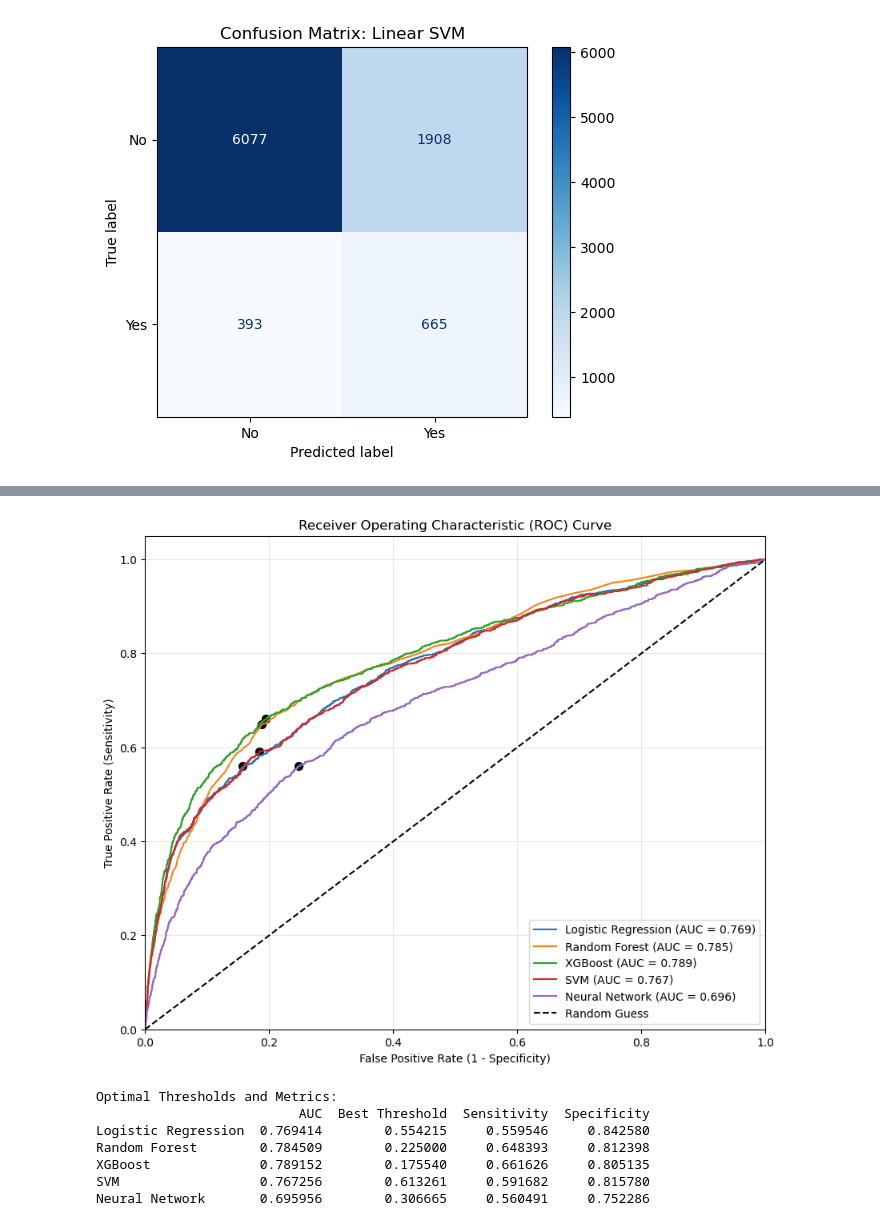
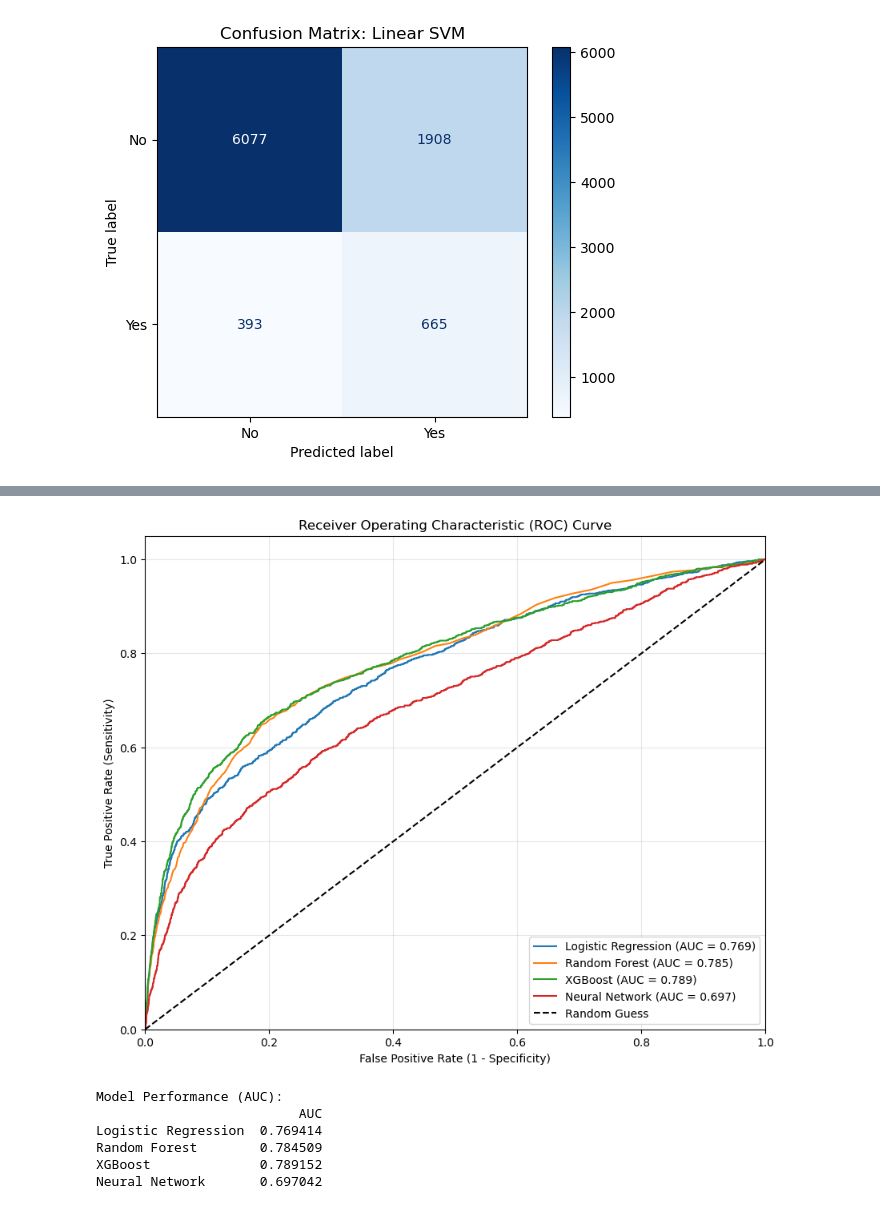
Before and after one commit to zihaoguo3/BA305_Group16_Project_Banking_Prediction, a Jupyter notebook: model.ipynb, the cells around one changed output, grey strips where cells are left out. Cells and saved outputs as stored; diff of their text form; code cells hidden in the pictures.

Commit message:
change of roc curve

```diff
--- a/model.ipynb
+++ b/model.ipynb
@@ -381,76 +381,50 @@ weighted avg       0.84      0.78      0.81      9043
 # %%
-from sklearn.metrics import roc_curve, auc, brier_score_loss
+from sklearn.metrics import roc_curve, auc
 import matplotlib.pyplot as plt
+import pandas as pd
 
-def plot_roc_and_find_cutoff(models, X_test, y_test):
+def plot_roc_curve(models, X_test, y_test):
     plt.figure(figsize=(10, 8))
-
     results = {}
 
     for name, model in models.items():
-        # Get predicted probabilities for the positive class
-        if hasattr(model, "predict_proba"):
-            y_prob = model.predict_proba(X_test)[:, 1]
-        else: # For models like LinearSVC that don't have predict_proba by default
-            y_prob = model.decision_function(X_test)
-            # Scale to 0-1 range
-            y_prob = (y_prob - y_prob.min()) / (y_prob.max() - y_prob.min())
-
-        fpr, tpr, thresholds = roc_curve(y_test, y_prob)
+        y_prob = model.predict_proba(X_test)[:, 1]
+        fpr, tpr, _ = roc_curve(y_test, y_prob)
         roc_auc = auc(fpr, tpr)
 
-        # Calculate Youden's J Statistic: J = TPR - FPR
-        j_scores = tpr - fpr
-        best_idx = j_scores.argmax()
-        best_threshold = thresholds[best_idx]
+        results[name] = {"AUC": roc_auc}
 
-        results[name] = {
-            "AUC": roc_auc,
-            "Best Threshold": best_threshold,
-            "Sensitivity": tpr[best_idx],
-            "Specificity": 1 - fpr[best_idx]
-        }
-
-        # Plot the curve
         plt.plot(fpr, tpr, label=f'{name} (AUC = {roc_auc:.3f})')
-        # Mark the optimal cutoff point
-        plt.scatter(fpr[best_idx], tpr[best_idx], marker='o', color='black', s=50)
 
     plt.plot([0, 1], [0, 1], 'k--', label='Random Guess')
     plt.xlim([0.0, 1.0])
     plt.ylim([0.0, 1.05])
     plt.xlabel('False Positive Rate (1 - Specificity)')
     plt.ylabel('True Positive Rate (Sensitivity)')
     plt.title('Receiver Operating Characteristic (ROC) Curve')
     plt.legend(loc="lower right")
     plt.grid(alpha=0.3)
     plt.show()
 
     return results
 
-# Dictionary of your trained models
 trained_models = {
     "Logistic Regression": best_lr_balanced,
     "Random Forest": best_rf,
     "XGBoost": best_xgb,
-    "SVM": best_svm,
     "Neural Network": best_mlp
 }
 
-# Run the optimization
-optimization_results = plot_roc_and_find_cutoff(trained_models, X_test_final, y_test)
+roc_metrics = plot_roc_curve(trained_models, X_test_final, y_test)
 
-# Display the optimal cutoffs
-import pandas as pd
-df_results = pd.DataFrame(optimization_results).T
-print("\nOptimal Thresholds and Metrics:")
+df_results = pd.DataFrame(roc_metrics).T
+print("\nModel Performance (AUC):")
 print(df_results)
 # %% [output]
-[figure, old version]
+[figure, new version]
-Optimal Thresholds and Metrics:
-                          AUC  Best Threshold  Sensitivity  Specificity
-Logistic Regression  0.769414        0.554215     0.559546     0.842580
-Random Forest        0.784509        0.225000     0.648393     0.812398
-XGBoost              0.789152        0.175540     0.661626     0.805135
-SVM                  0.767256        0.613261     0.591682     0.815780
-Neural Network       0.695956        0.306665     0.560491     0.752286
+Model Performance (AUC):
+                          AUC
+Logistic Regression  0.769414
+Random Forest        0.784509
+XGBoost              0.789152
+Neural Network       0.697042
```
Also changed, not shown: parts of 1 cell of this notebook, 1 other file.
